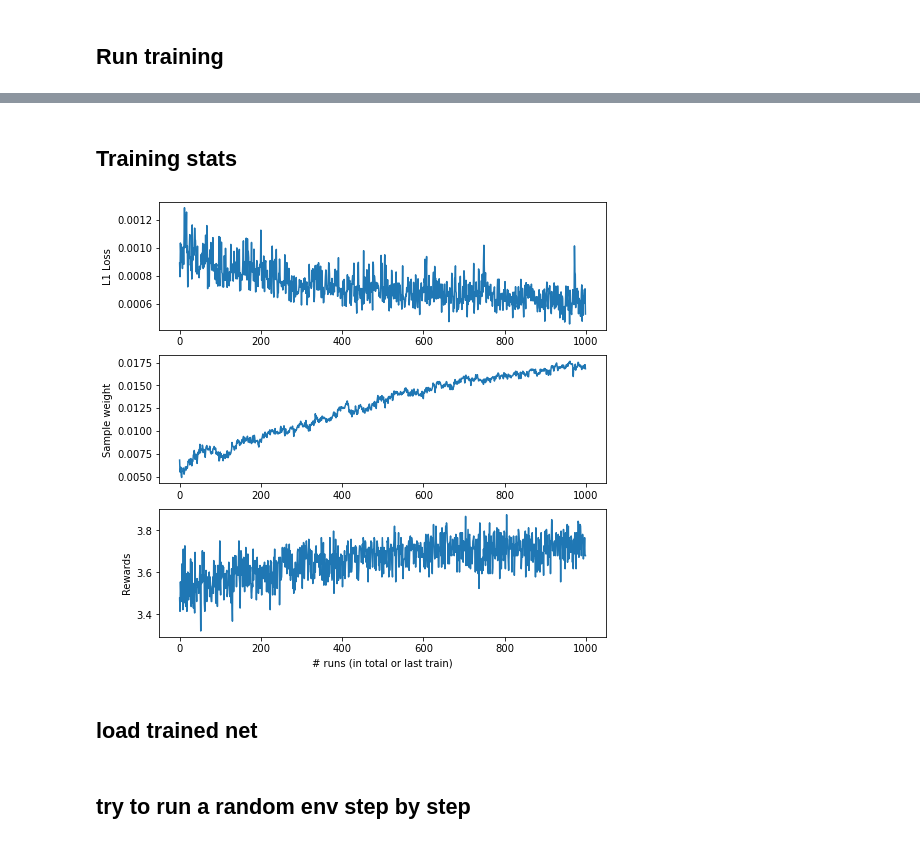
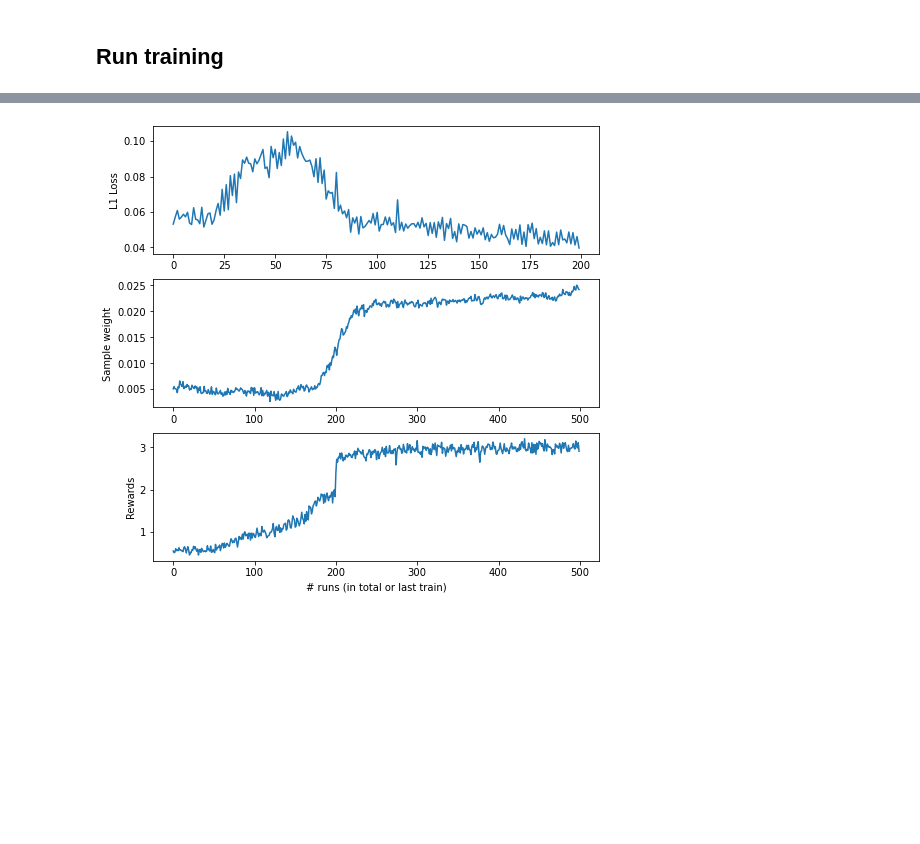
Before and after one commit to yd2333/IntelliMARL, a Jupyter notebook: training.ipynb, the cells around one changed output, grey strips where cells are left out. Drawn from its saved outputs; the diff is of its cells as text; code cells hidden in the pictures; blank space fills up the shorter version.

```diff
--- a/training.ipynb
+++ b/training.ipynb
@@ -11,5 +13,6 @@ from matplotlib import pyplot as plt
 # %%
 %%time
-sa = agents.StepAgent(lr = 0.1, state_shape = (11, 11, 3))
+n_agents = 2
+agents = [agent.ExToMAgent(lr = 0.01, obs_shape = (11, 11, 4)) for i in range(n_agents)]
 batch_size = 128
-n_runs = 1000
+n_runs = 500
@@ -54,20 +77,16 @@ Wall time: 20min 18s
-# %% [markdown]
-## Training stats
 # %%
 plt.figure(figsize=[8,8])
 plt.subplot(3,1,1)
-plt.plot(np.array(sa.loss).reshape([-1, 25]).mean(1))
+plt.plot(np.array(agents[0].loss).reshape([-1, 25]).mean(1))
 plt.ylabel("L1 Loss")
 #plt.ylim([-0,0.001])
 plt.subplot(3,1,2)
 plt.plot([ws[i][4,6].item() for i in range(len(rewardss))])
 plt.ylabel("Sample weight")
 plt.subplot(3,1,3)
 plt.plot(rewardss)
 plt.ylabel("Rewards")
 plt.xlabel("# runs (in total or last train)")
 plt.savefig("loss.svg")
 # %% [output]
-[figure, old version]
+[figure, new version]
-# %% [markdown]
-## load trained net
@@ -77,2 +92,0 @@ sa.loadnet(tr.load('valuenetdict_step_deep.pt'))
-# %% [markdown]
-## try to run a random env step by step
```
Also changed, not shown: parts of 13 cells of this notebook, 22 other files.
